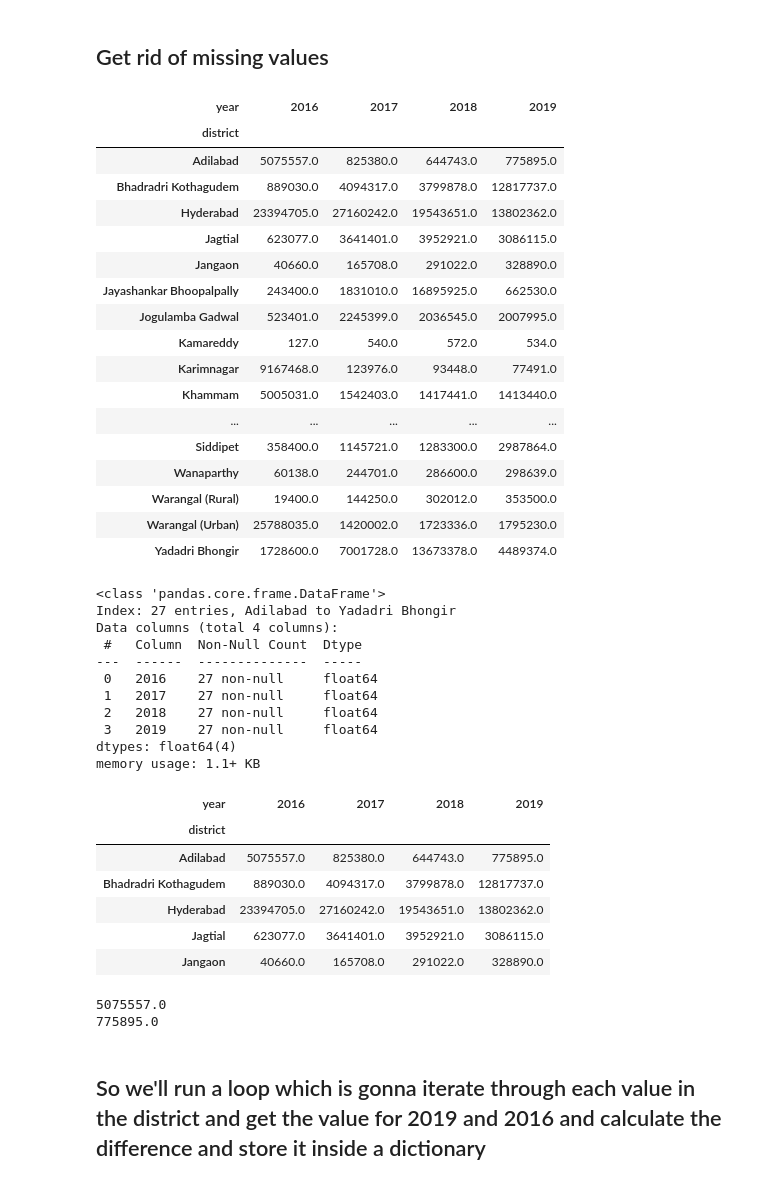
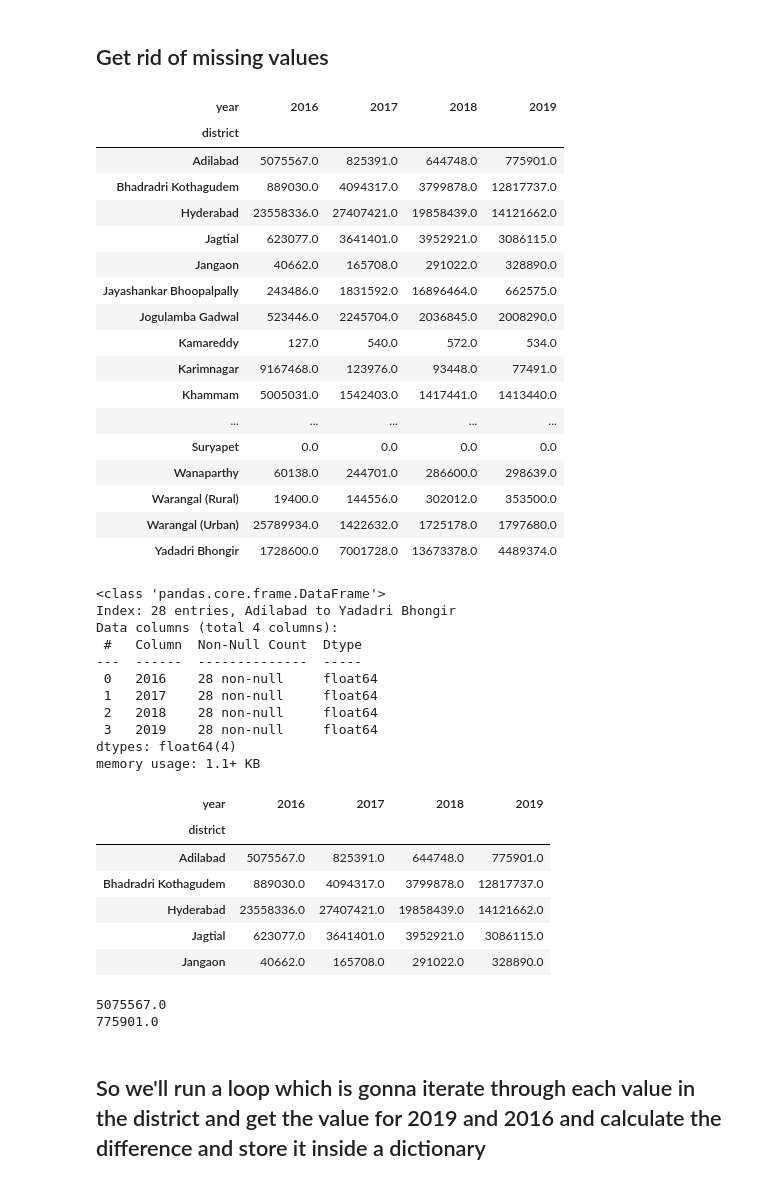
Before and after one commit to sourabhms66/Tourism_Revenue, a Jupyter notebook: codes.ipynb, the cells around one changed output. Cells and saved outputs as stored; diff of their text form; code cells hidden in the pictures.

```diff
--- a/codes.ipynb
+++ b/codes.ipynb
@@ -351,62 +351,62 @@ merge_pivot
 # %% [markdown]
 ## Get rid of missing values
 # %%
-domestic_pivot.dropna()
+merge_pivot.dropna()
 # %% [output]
 | year | 2016 | 2017 | 2018 | 2019 |
 | district |  |  |  |  |
-| Adilabad | 5075557.0 | 825380.0 | 644743.0 | 775895.0 |
+| Adilabad | 5075567.0 | 825391.0 | 644748.0 | 775901.0 |
 | Bhadradri Kothagudem | 889030.0 | 4094317.0 | 3799878.0 | 12817737.0 |
-| Hyderabad | 23394705.0 | 27160242.0 | 19543651.0 | 13802362.0 |
+| Hyderabad | 23558336.0 | 27407421.0 | 19858439.0 | 14121662.0 |
 | Jagtial | 623077.0 | 3641401.0 | 3952921.0 | 3086115.0 |
-| Jangaon | 40660.0 | 165708.0 | 291022.0 | 328890.0 |
-| Jayashankar Bhoopalpally | 243400.0 | 1831010.0 | 16895925.0 | 662530.0 |
-| Jogulamba Gadwal | 523401.0 | 2245399.0 | 2036545.0 | 2007995.0 |
+| Jangaon | 40662.0 | 165708.0 | 291022.0 | 328890.0 |
+| Jayashankar Bhoopalpally | 243486.0 | 1831592.0 | 16896464.0 | 662575.0 |
+| Jogulamba Gadwal | 523446.0 | 2245704.0 | 2036845.0 | 2008290.0 |
 | Kamareddy | 127.0 | 540.0 | 572.0 | 534.0 |
 | Karimnagar | 9167468.0 | 123976.0 | 93448.0 | 77491.0 |
 | Khammam | 5005031.0 | 1542403.0 | 1417441.0 | 1413440.0 |
 | ... | ... | ... | ... | ... |
-| Siddipet | 358400.0 | 1145721.0 | 1283300.0 | 2987864.0 |
+| Suryapet | 0.0 | 0.0 | 0.0 | 0.0 |
 | Wanaparthy | 60138.0 | 244701.0 | 286600.0 | 298639.0 |
-| Warangal (Rural) | 19400.0 | 144250.0 | 302012.0 | 353500.0 |
-| Warangal (Urban) | 25788035.0 | 1420002.0 | 1723336.0 | 1795230.0 |
+| Warangal (Rural) | 19400.0 | 144556.0 | 302012.0 | 353500.0 |
+| Warangal (Urban) | 25789934.0 | 1422632.0 | 1725178.0 | 1797680.0 |
 | Yadadri Bhongir | 1728600.0 | 7001728.0 | 13673378.0 | 4489374.0 |
 # %%
-domestic_pivot = domestic_pivot.dropna().copy()
+merge_pivot = merge_pivot.dropna().copy()
 # %%
-domestic_pivot.dropna().info()
+merge_pivot.dropna().info()
 # %% [output]
 <class 'pandas.core.frame.DataFrame'>
-Index: 27 entries, Adilabad to Yadadri Bhongir
+Index: 28 entries, Adilabad to Yadadri Bhongir
 Data columns (total 4 columns):
  #   Column  Non-Null Count  Dtype
 ---  ------  --------------  -----
- 0   2016    27 non-null     float64
- 1   2017    27 non-null     float64
- 2   2018    27 non-null     float64
- 3   2019    27 non-null     float64
+ 0   2016    28 non-null     float64
+ 1   2017    28 non-null     float64
+ 2   2018    28 non-null     float64
+ 3   2019    28 non-null     float64
 dtypes: float64(4)
 memory usage: 1.1+ KB
 # %%
-domestic_pivot.head()
+merge_pivot.head()
 # %% [output]
 | year | 2016 | 2017 | 2018 | 2019 |
 | district |  |  |  |  |
-| Adilabad | 5075557.0 | 825380.0 | 644743.0 | 775895.0 |
+| Adilabad | 5075567.0 | 825391.0 | 644748.0 | 775901.0 |
 | Bhadradri Kothagudem | 889030.0 | 4094317.0 | 3799878.0 | 12817737.0 |
-| Hyderabad | 23394705.0 | 27160242.0 | 19543651.0 | 13802362.0 |
+| Hyderabad | 23558336.0 | 27407421.0 | 19858439.0 | 14121662.0 |
 | Jagtial | 623077.0 | 3641401.0 | 3952921.0 | 3086115.0 |
-| Jangaon | 40660.0 | 165708.0 | 291022.0 | 328890.0 |
+| Jangaon | 40662.0 | 165708.0 | 291022.0 | 328890.0 |
 # %%
-for i in domestic_pivot.index:
-    start_value = domestic_pivot.loc[i,2016]
-    end_value = domestic_pivot.loc[i, 2019]
+for i in merge_pivot.index:
+    start_value = merge_pivot.loc[i,2016]
+    end_value = merge_pivot.loc[i, 2019]
     print(start_value)
     print(end_value)
     break
 # %% [output]
-5075557.0
-775895.0
+5075567.0
+775901.0
 # %% [markdown]
 ## So we'll run a loop which is gonna iterate through each value in the district and get the value for 2019 and 2016 and calculate the difference and store it inside a dictionary
 # %%
```
Also changed, not shown: parts of 3 cells of this notebook.
